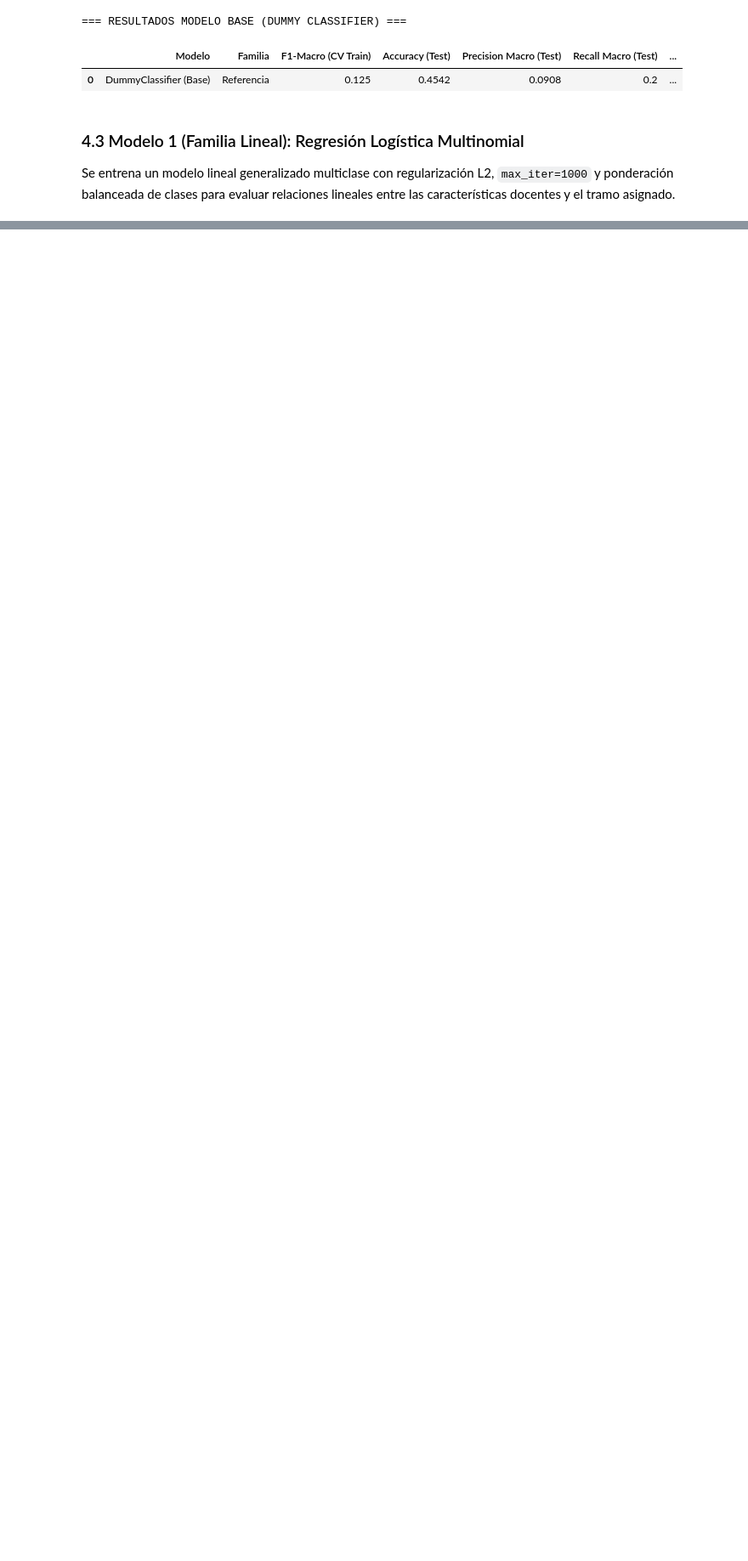
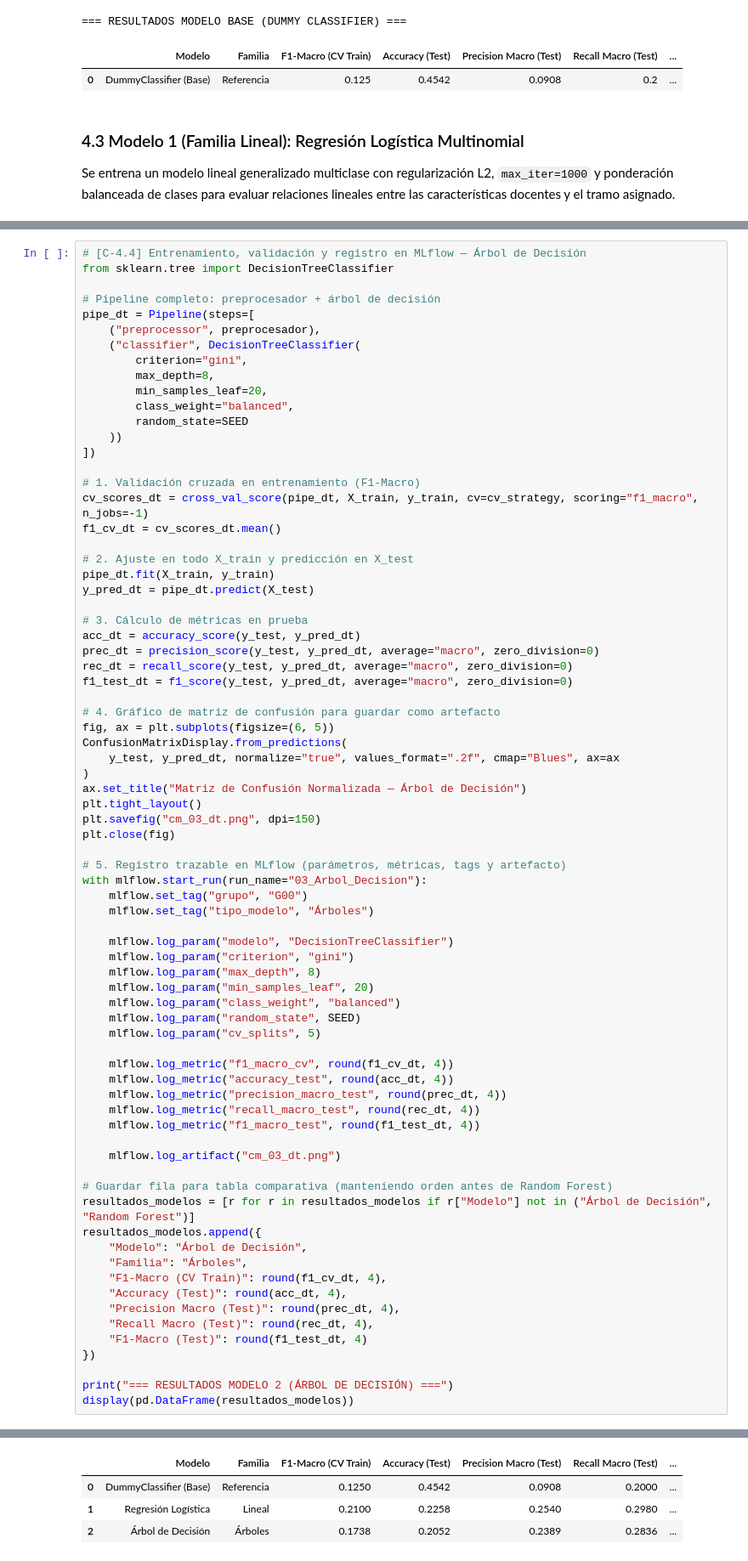
Before and after one commit to gonmpa/Notebook_Jupyter_Mineria_Datos_Supervisado_Clasificacion, a Jupyter notebook: Evaluacion_Final_MD_Pino_Gonzalo.ipynb, the cells around one changed output, grey strips where cells are left out. Shown at 85% size. Cells and saved outputs as stored; diff of their text form; blank space fills up the shorter version.

```diff
--- a/Evaluacion_Final_MD_Pino_Gonzalo.ipynb
+++ b/Evaluacion_Final_MD_Pino_Gonzalo.ipynb
@@ -608,0 +695,76 @@ Se entrena un modelo lineal generalizado multiclase con regularización L2, `max
+# %%
+# [C-4.4] Entrenamiento, validación y registro en MLflow — Árbol de Decisión
+from sklearn.tree import DecisionTreeClassifier
+
+# Pipeline completo: preprocesador + árbol de decisión
+pipe_dt = Pipeline(steps=[
+    ("preprocessor", preprocesador),
+    ("classifier", DecisionTreeClassifier(
+        criterion="gini",
+        max_depth=8,
+        min_samples_leaf=20,
+        class_weight="balanced",
+        random_state=SEED
+    ))
+])
+
+# 1. Validación cruzada en entrenamiento (F1-Macro)
+cv_scores_dt = cross_val_score(pipe_dt, X_train, y_train, cv=cv_strategy, scoring="f1_macro", n_jobs=-1)
+f1_cv_dt = cv_scores_dt.mean()
+
+# 2. Ajuste en todo X_train y predicción en X_test
+pipe_dt.fit(X_train, y_train)
+y_pred_dt = pipe_dt.predict(X_test)
+
+# 3. Cálculo de métricas en prueba
+acc_dt = accuracy_score(y_test, y_pred_dt)
+prec_dt = precision_score(y_test, y_pred_dt, average="macro", zero_division=0)
+rec_dt = recall_score(y_test, y_pred_dt, average="macro", zero_division=0)
+f1_test_dt = f1_score(y_test, y_pred_dt, average="macro", zero_division=0)
+
+# 4. Gráfico de matriz de confusión para guardar como artefacto
+fig, ax = plt.subplots(figsize=(6, 5))
+ConfusionMatrixDisplay.from_predictions(
+    y_test, y_pred_dt, normalize="true", values_format=".2f", cmap="Blues", ax=ax
+)
+ax.set_title("Matriz de Confusión Normalizada — Árbol de Decisión")
+plt.tight_layout()
+plt.savefig("cm_03_dt.png", dpi=150)
+plt.close(fig)
+
+# 5. Registro trazable en MLflow (parámetros, métricas, tags y artefacto)
+with mlflow.start_run(run_name="03_Arbol_Decision"):
+    mlflow.set_tag("grupo", "G00")
+    mlflow.set_tag("tipo_modelo", "Árboles")
+
+    mlflow.log_param("modelo", "DecisionTreeClassifier")
+    mlflow.log_param("criterion", "gini")
+    mlflow.log_param("max_depth", 8)
+    mlflow.log_param("min_samples_leaf", 20)
+    mlflow.log_param("class_weight", "balanced")
+    mlflow.log_param("random_state", SEED)
+    mlflow.log_param("cv_splits", 5)
+
+    mlflow.log_metric("f1_macro_cv", round(f1_cv_dt, 4))
+    mlflow.log_metric("accuracy_test", round(acc_dt, 4))
+    mlflow.log_metric("precision_macro_test", round(prec_dt, 4))
+    mlflow.log_metric("recall_macro_test", round(rec_dt, 4))
+    mlflow.log_metric("f1_macro_test", round(f1_test_dt, 4))
+
+    mlflow.log_artifact("cm_03_dt.png")
+
+# Guardar fila para tabla comparativa (manteniendo orden antes de Random Forest)
+resultados_modelos = [r for r in resultados_modelos if r["Modelo"] not in ("Árbol de Decisión", "Random Forest")]
+resultados_modelos.append({
+    "Modelo": "Árbol de Decisión",
+    "Familia": "Árboles",
+    "F1-Macro (CV Train)": round(f1_cv_dt, 4),
+    "Accuracy (Test)": round(acc_dt, 4),
+    "Precision Macro (Test)": round(prec_dt, 4),
+    "Recall Macro (Test)": round(rec_dt, 4),
+    "F1-Macro (Test)": round(f1_test_dt, 4)
+})
+
+print("=== RESULTADOS MODELO 2 (ÁRBOL DE DECISIÓN) ===")
+display(pd.DataFrame(resultados_modelos))
+# %% [output]
@@ -608,0 +772,4 @@ Se entrena un modelo lineal generalizado multiclase con regularización L2, `max
+|  | Modelo | Familia | F1-Macro (CV Train) | Accuracy (Test) | Precision Macro (Test) | Recall Macro (Test) | ... |
+| 0 | DummyClassifier (Base) | Referencia | 0.1250 | 0.4542 | 0.0908 | 0.2000 | ... |
+| 1 | Regresión Logística | Lineal | 0.2100 | 0.2258 | 0.2540 | 0.2980 | ... |
+| 2 | Árbol de Decisión | Árboles | 0.1738 | 0.2052 | 0.2389 | 0.2836 | ... |
```
Also changed, not shown: parts of 19 cells of this notebook.
